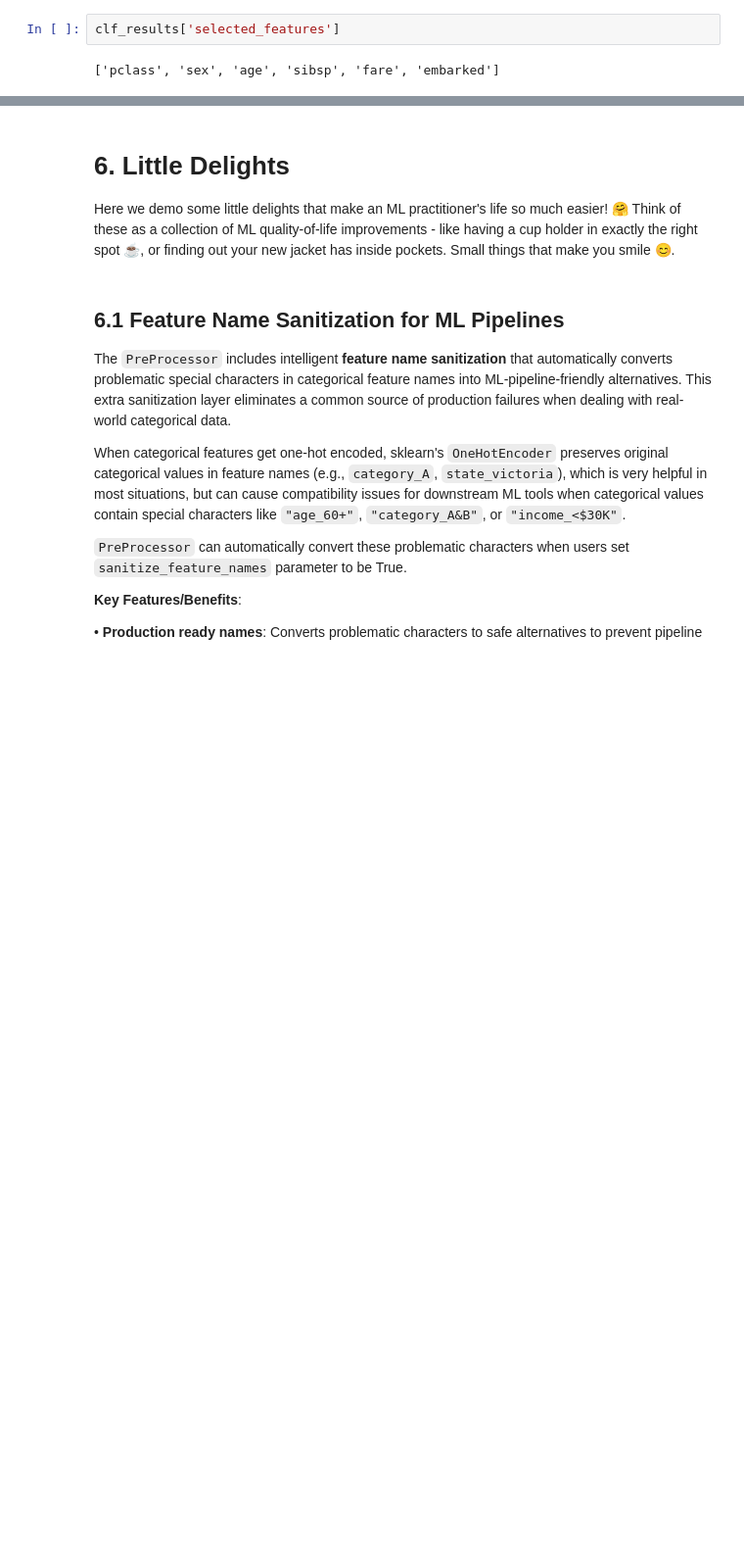
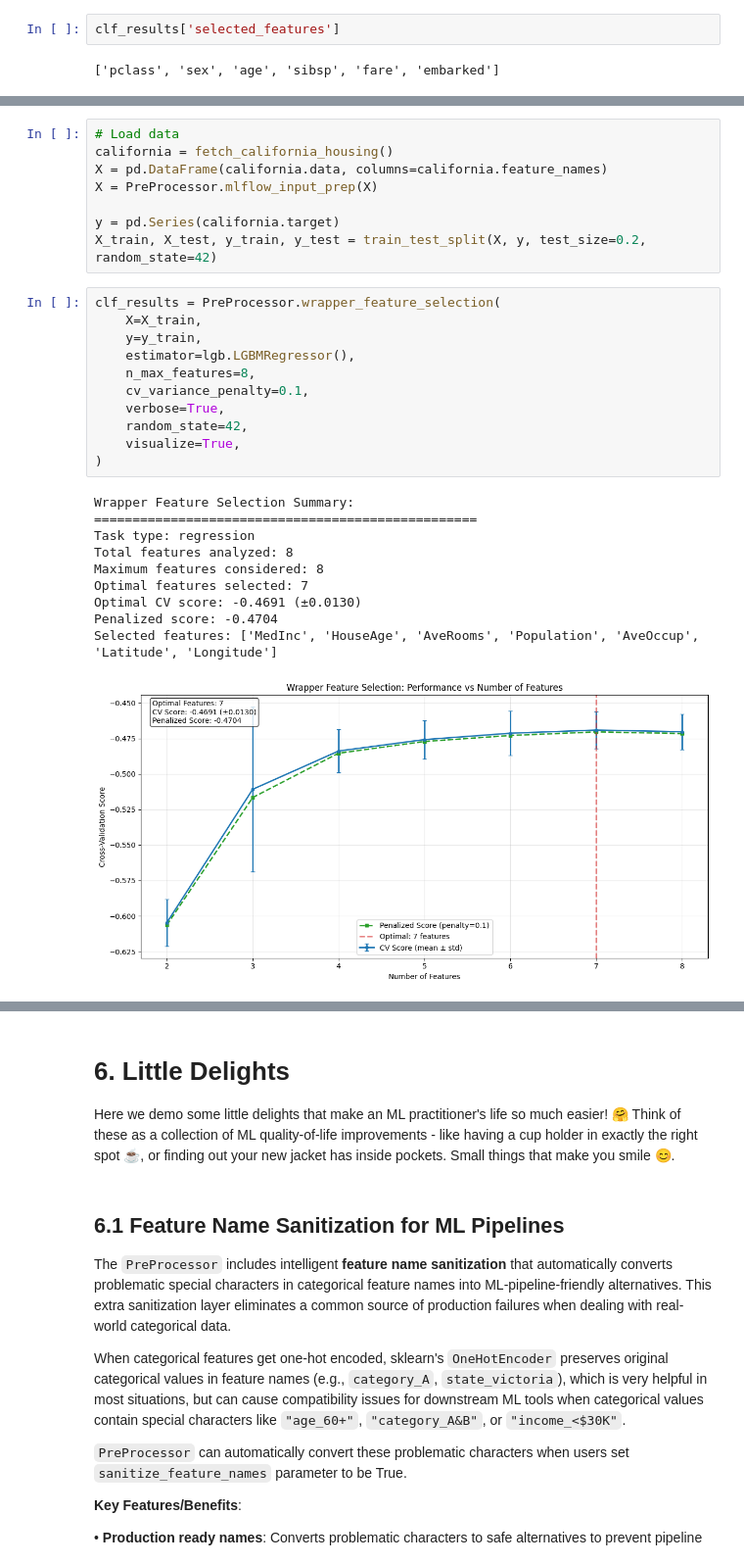
Before and after one commit to MenaWANG/mlarena, a Jupyter notebook: examples/2.advanced_usage.ipynb, the cells around one changed output, grey strips where cells are left out. Shown at 98% size. Saved outputs shown, nothing was run; the diff lists cells and outputs as text; blank space fills up the shorter version.

Commit message:
feat: set default metrics for wrapper_feature_selection
smart task detection with estimator

set nrmse_iqr to be nan when iqr==0

add regression demo for wrapper feature selection

```diff
--- a/examples/2.advanced_usage.ipynb
+++ b/examples/2.advanced_usage.ipynb
@@ -906,0 +909,30 @@ clf_results['selected_features']
+# %%
+# Load data
+california = fetch_california_housing()
+X = pd.DataFrame(california.data, columns=california.feature_names)
+X = PreProcessor.mlflow_input_prep(X)
+
+y = pd.Series(california.target)
+X_train, X_test, y_train, y_test = train_test_split(X, y, test_size=0.2, random_state=42)
+# %%
+clf_results = PreProcessor.wrapper_feature_selection(
+    X=X_train,
+    y=y_train,
+    estimator=lgb.LGBMRegressor(),
+    n_max_features=8,
+    cv_variance_penalty=0.1,
+    verbose=True,
+    random_state=42,
+    visualize=True,
+)
+# %% [output]
+Wrapper Feature Selection Summary:
+==================================================
+Task type: regression
+Total features analyzed: 8
+Maximum features considered: 8
+Optimal features selected: 7
+Optimal CV score: -0.4691 (±0.0130)
+Penalized score: -0.4704
+Selected features: ['MedInc', 'HouseAge', 'AveRooms', 'Population', 'AveOccup', 'Latitude', 'Longitude']
+[figure, added]
```
Also changed, not shown: parts of 9 cells of this notebook, 4 other files.
